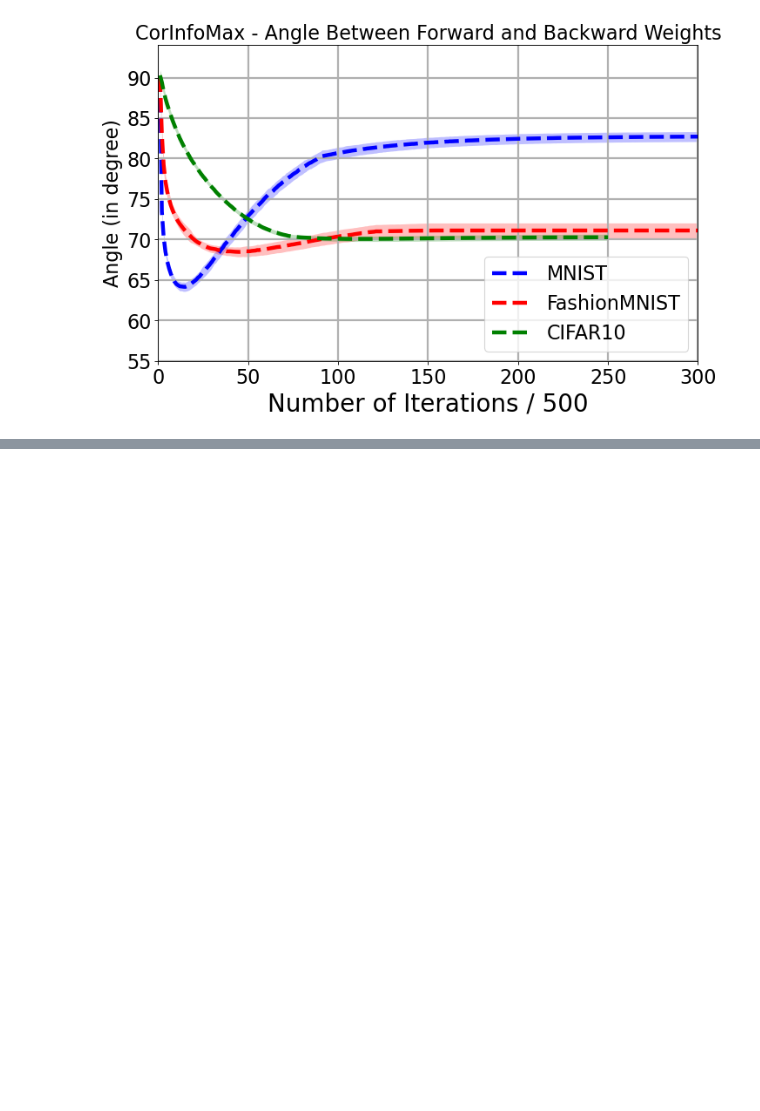
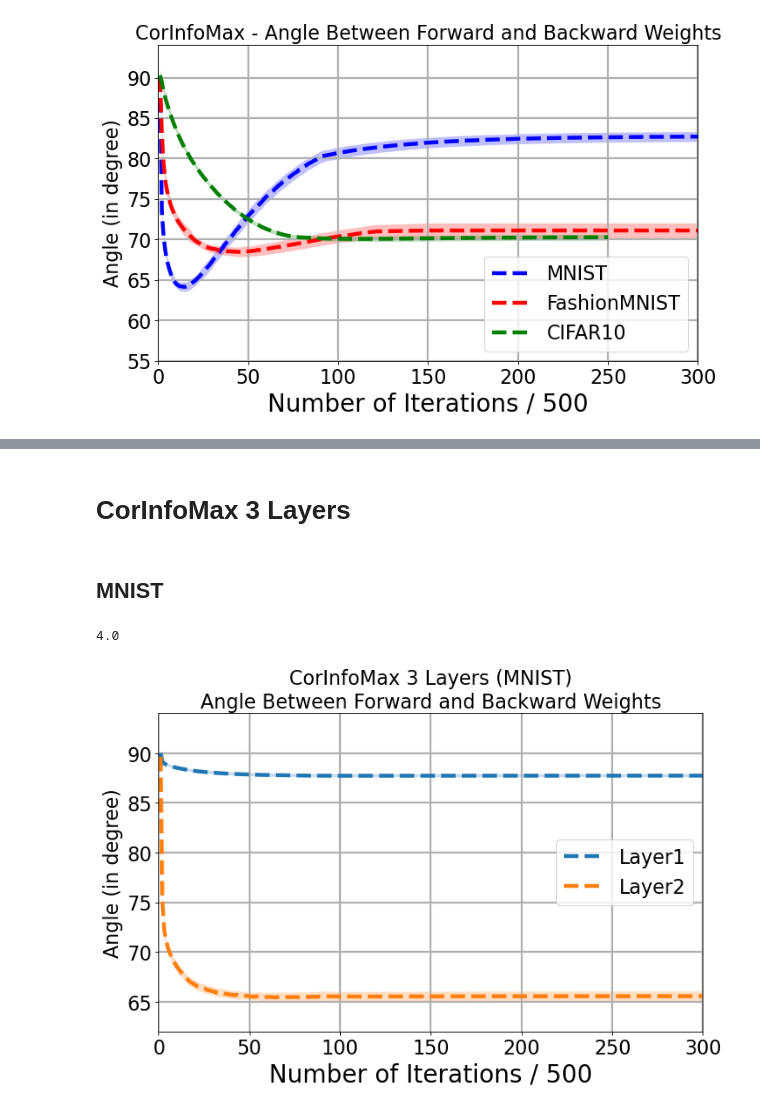
Before and after one commit to BariscanBozkurt/Supervised-CorInfoMax, a Jupyter notebook: Simulations/Classification/AnalyzeSimulations/Plot_CorInfoMax_Angle_Forward_Backward.ipynb, the cells around one changed output, grey strips where cells are left out. Saved outputs shown, nothing was run; the diff lists cells and outputs as text; code cells hidden in the pictures; blank space fills up the shorter version.

```diff
--- a/Simulations/Classification/AnalyzeSimulations/Plot_CorInfoMax_Angle_Forward_Backward.ipynb
+++ b/Simulations/Classification/AnalyzeSimulations/Plot_CorInfoMax_Angle_Forward_Backward.ipynb
@@ -120,0 +210,39 @@ findfont: Font family ['Times New Roman'] not found. Falling back to DejaVu Sans
+# %% [markdown]
+# CorInfoMax 3 Layers
+# %% [markdown]
+## MNIST
+# %%
+df_results_corinfo_mnist = pd.read_pickle(r"../Results/simulation_results_CorInfoMax_MNIST_3Layers_V1.pkl")
+df_results_corinfo_mnist['Trn_ACC'] = df_results_corinfo_mnist.apply(lambda row: row['Trn_ACC_list'][-1], axis = 1)
+df_results_corinfo_mnist['Tst_ACC'] = df_results_corinfo_mnist.apply(lambda row: row['Tst_ACC_list'][-1], axis = 1)
+df_setting_corinfo_mnist = df_results_corinfo_mnist[['setting_number', 'Trn_ACC', 'Tst_ACC']].groupby('setting_number').mean().reset_index()
+best_setting_corinfo_mnist = df_setting_corinfo_mnist.iloc[df_setting_corinfo_mnist['Trn_ACC'].argmax()]['setting_number']
+print(best_setting_corinfo_mnist) #= 1
+
+
+weight_angle_corinfo_mnist = np.stack(df_results_corinfo_mnist.loc[df_results_corinfo_mnist["setting_number"] == best_setting_corinfo_mnist]['forward_backward_weight_angle_list'].apply(lambda row: np.array(row)).to_numpy(), axis = 0)
+# compute the mean, 25/75 percentiles, and standard deviation
+
+fh2=plt.figure(figsize=(10, 6), dpi=80)
+for i in range(2):
+    (mean_corinfo_wa_mnist,
+     perc_25_corinfo_wa_mnist,
+     perc_75_corinfo_wa_mnist,
+     std_data_corinfo_wa_mnist) = perc(weight_angle_corinfo_mnist[:,:,i])
+
+    x_mnist = np.arange(1, mean_corinfo_wa_mnist.shape[0]+1)
+    plt.plot(x_mnist, mean_corinfo_wa_mnist, "--", linewidth=4, label = "Layer" + str(i + 1))
+    plt.fill_between(x_mnist, mean_corinfo_wa_mnist - std_data_corinfo_wa_mnist, mean_corinfo_wa_mnist + std_data_corinfo_wa_mnist, alpha=0.25, linewidth=0)
+gh=plt.grid(linewidth=2)
+plt.xticks(fontsize=20)
+plt.yticks(fontsize=20)
+plt.ylabel('Angle (in degree)',fontsize=25)
+plt.xlabel(r"Number of Iterations / 500",fontsize=25)
+plt.title("CorInfoMax 3 Layers (MNIST)\nAngle Between Forward and Backward Weights")
+plt.axis([0,300, 62,94])
+plt.legend(fontsize = 20, loc = "center right")
+ApplyFont(plt.gca())
+plt.savefig('Figures/CorInfoMax3LayerMNISTAngleForwardBackward.pdf', format='pdf')
+# %% [output]
+4.0
+[figure, added]
```
Also changed, not shown: parts of 14 cells of this notebook, 45 other files.
